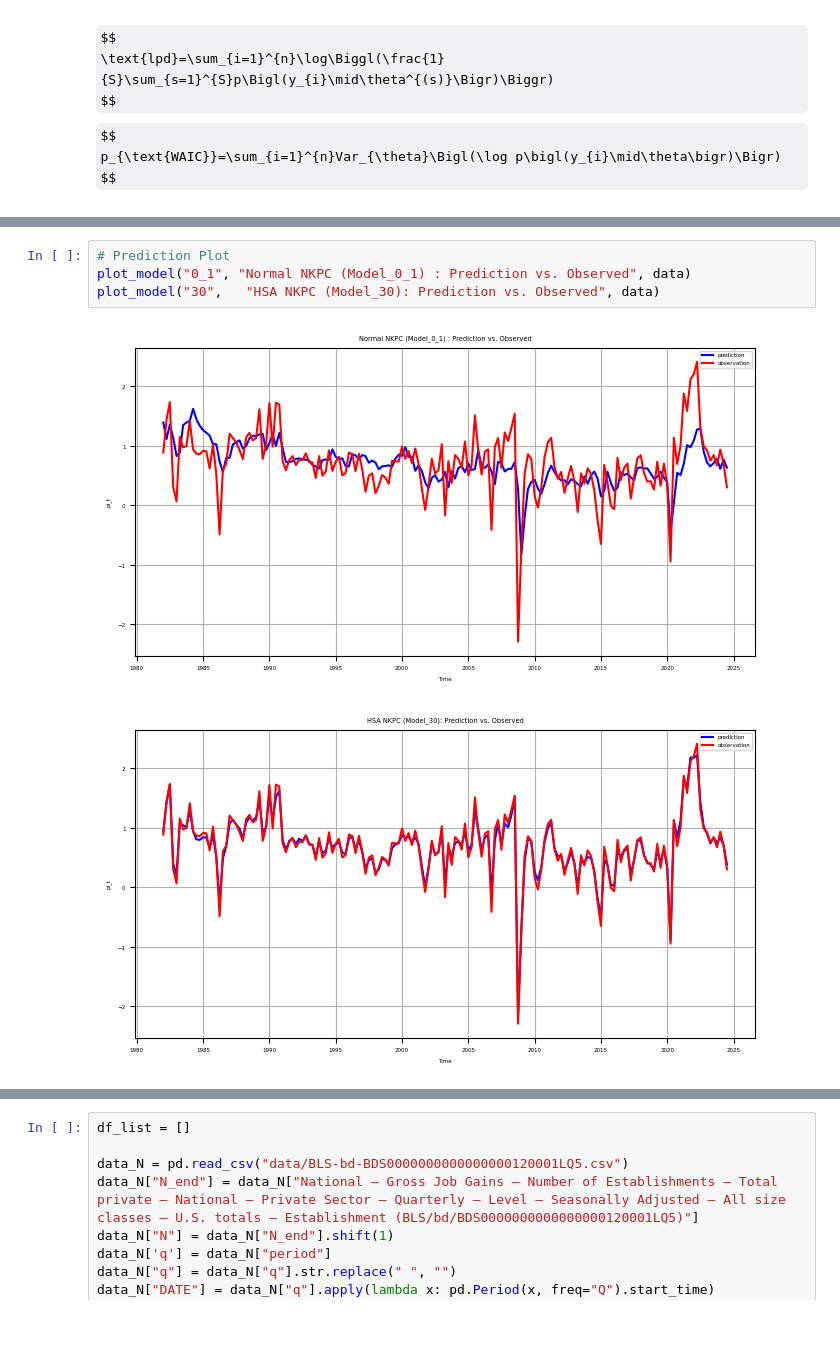
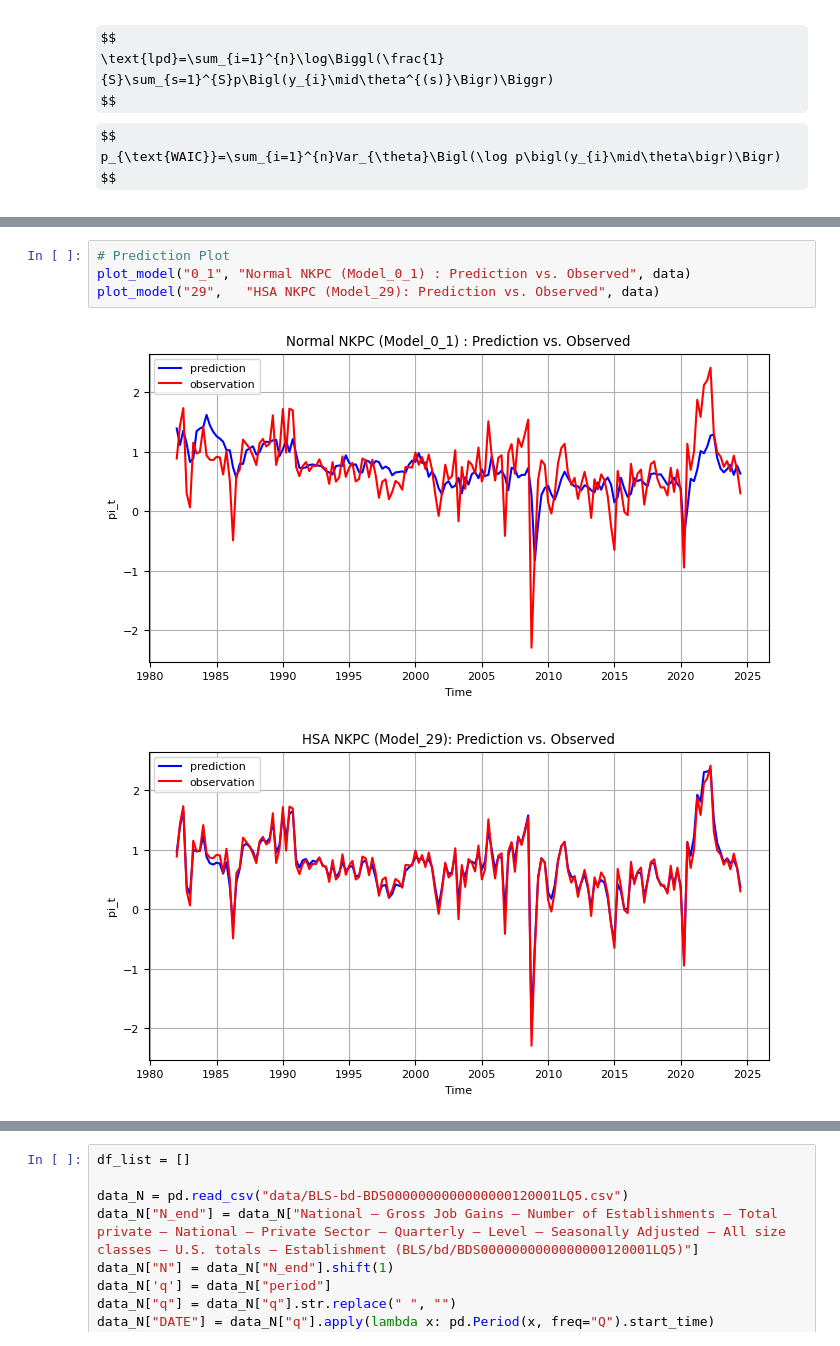
Before and after one commit to Ichikawa-Satoshi/NKPC_HSA_MCMC, a Jupyter notebook: code/main.ipynb, the cells around one changed output, grey strips where cells are left out. Cells and saved outputs as stored; diff of their text form; some formulas as TeX source.

```diff
--- a/code/main.ipynb
+++ b/code/main.ipynb
@@ -1679,10 +1779,10 @@ display(summary_df)
 # %%
 # Prediction Plot
 plot_model("0_1", "Normal NKPC (Model_0_1) : Prediction vs. Observed", data)
-plot_model("30",   "HSA NKPC (Model_30): Prediction vs. Observed", data)
+plot_model("29",   "HSA NKPC (Model_29): Prediction vs. Observed", data)
 # %% [output]
-[figure, old version]
+[figure, new version]
-[figure, old version]
+[figure, new version]
 # %%
 model_number = "29"
 idata = globals()[f"idata_{model_number}"]
```
Also changed, not shown: parts of 13 cells of this notebook, 6 other files.
